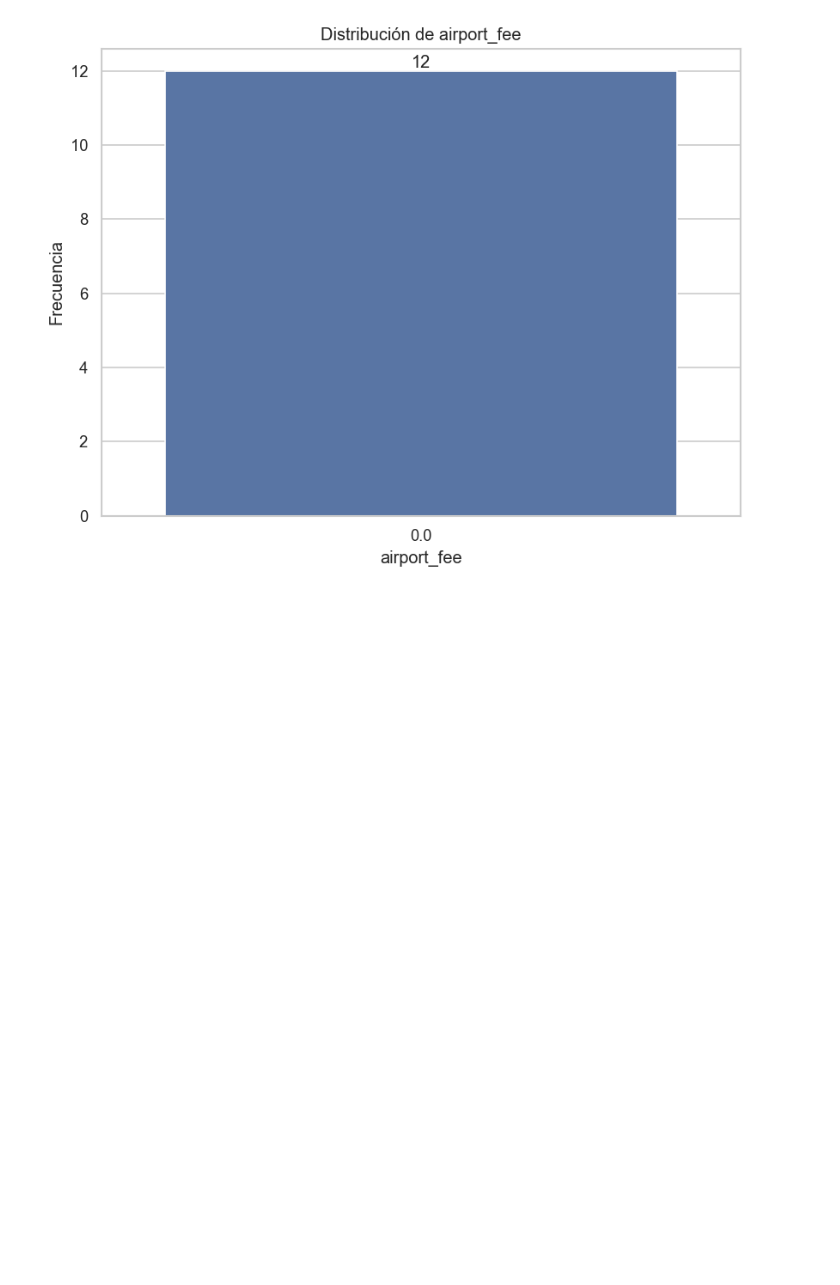
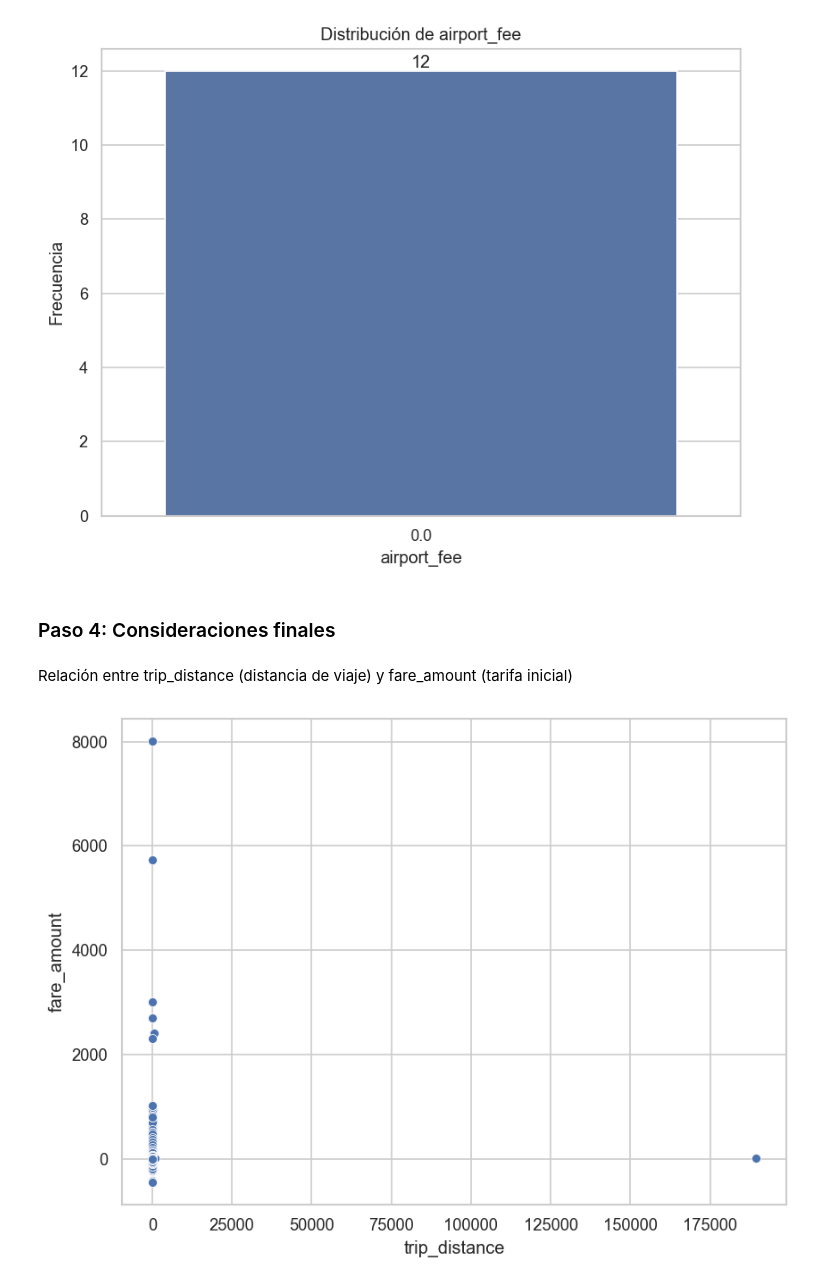
Before and after one commit to namdiv/Final_project, a Jupyter notebook: PG.ipynb, the cells around one changed output. Drawn from its saved outputs; the diff is of its cells as text; code cells hidden in the pictures; blank space fills up the shorter version.

```diff
--- a/PG.ipynb
+++ b/PG.ipynb
@@ -764,3 +775,13 @@ plt.title('Distribución de airport_fee')
 plt.show()
 # %% [output]
 [figure]
+# %% [markdown]
+### Paso 4: Consideraciones finales
+# %% [markdown]
+Relación entre trip_distance (distancia de viaje) y fare_amount (tarifa inicial)
+# %%
+plt.figure(figsize=(8, 6), dpi=120)
+splot = sns.scatterplot(x = 'trip_distance',y = 'fare_amount', data=df)
+plt.show()
+# %% [output]
+[figure, added]
```
Also changed, not shown: parts of 8 cells of this notebook, 2 other files.
